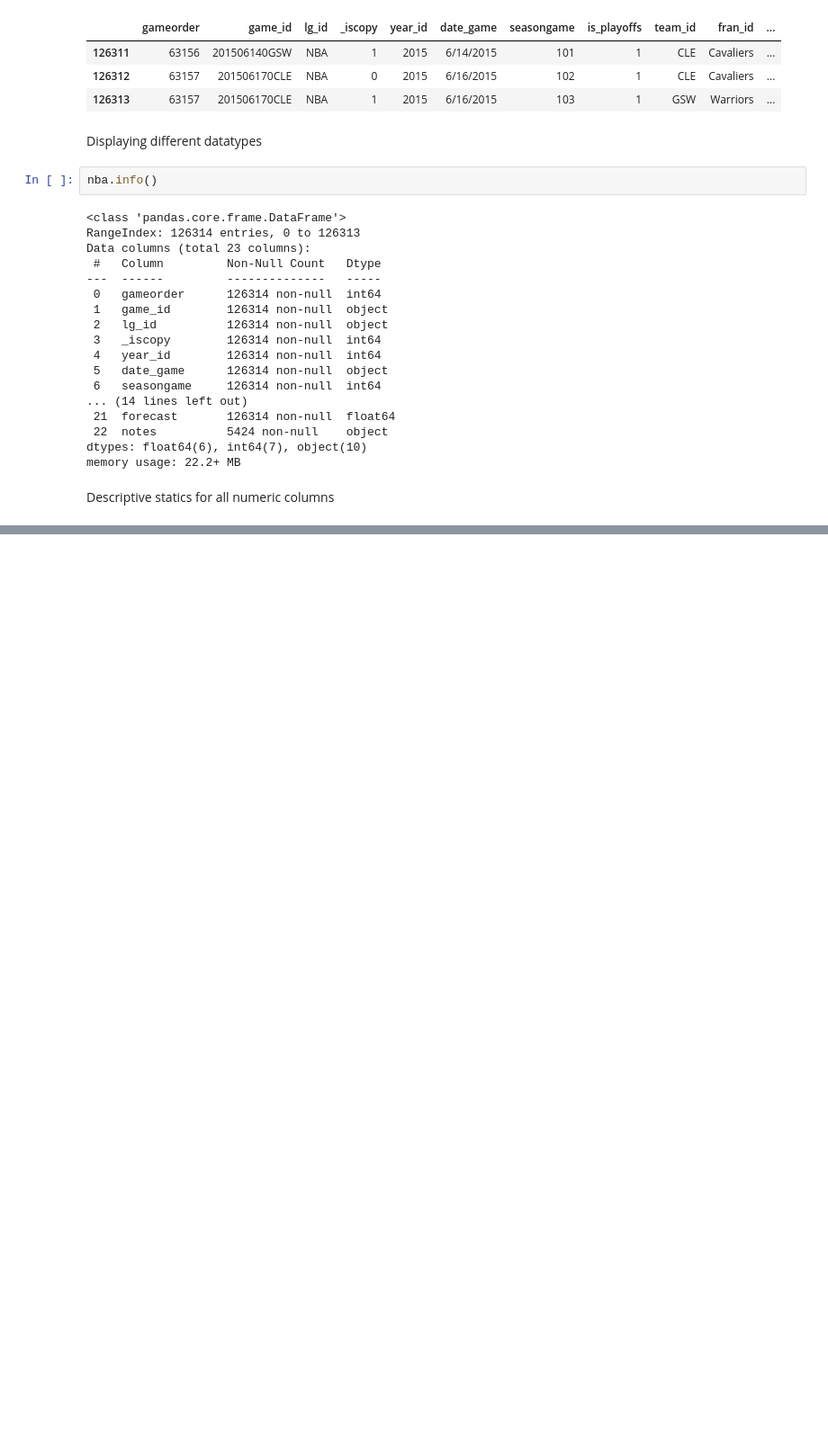
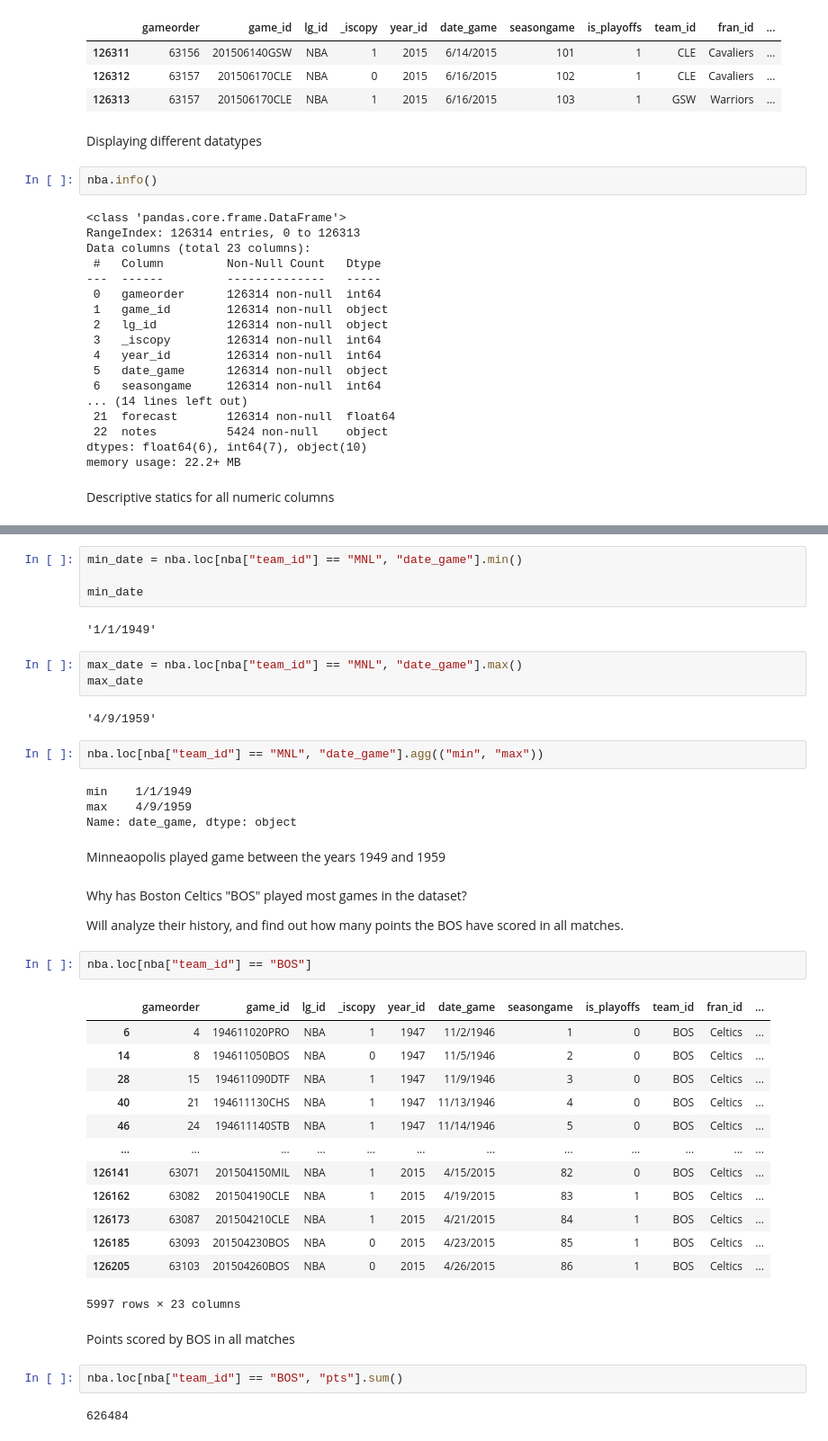
Before and after one commit to ricomwas/PandaswithPython, a Jupyter notebook: pandas_project.ipynb, the cells around one changed output, grey strips where cells are left out. Shown at 90% size. Cells and saved outputs as stored; diff of their text form; blank space fills up the shorter version.

Commit message:
exploring the dataset using value-counts(), min(),max() and sum()

```diff
--- a/pandas_project.ipynb
+++ b/pandas_project.ipynb
@@ -101,0 +152,45 @@ nba.describe(include = np.object)
+# %%
+min_date = nba.loc[nba["team_id"] == "MNL", "date_game"].min()
+
+min_date
+# %% [output]
+'1/1/1949'
+# %%
+max_date = nba.loc[nba["team_id"] == "MNL", "date_game"].max()
+max_date
+# %% [output]
+'4/9/1959'
+# %%
+nba.loc[nba["team_id"] == "MNL", "date_game"].agg(("min", "max"))
+# %% [output]
+min    1/1/1949
+max    4/9/1959
+Name: date_game, dtype: object
+# %% [markdown]
+Minneaopolis played game between the years 1949 and 1959
+# %% [markdown]
+Why has Boston Celtics "BOS" played most games in the dataset?
+
+Will analyze their history, and find out how many points the BOS have scored in all matches.
+# %%
+nba.loc[nba["team_id"] == "BOS"]
+# %% [output]
+|  | gameorder | game_id | lg_id | _iscopy | year_id | date_game | seasongame | is_playoffs | team_id | fran_id | ... |
+| 6 | 4 | 194611020PRO | NBA | 1 | 1947 | 11/2/1946 | 1 | 0 | BOS | Celtics | ... |
+| 14 | 8 | 194611050BOS | NBA | 0 | 1947 | 11/5/1946 | 2 | 0 | BOS | Celtics | ... |
+| 28 | 15 | 194611090DTF | NBA | 1 | 1947 | 11/9/1946 | 3 | 0 | BOS | Celtics | ... |
+| 40 | 21 | 194611130CHS | NBA | 1 | 1947 | 11/13/1946 | 4 | 0 | BOS | Celtics | ... |
+| 46 | 24 | 194611140STB | NBA | 1 | 1947 | 11/14/1946 | 5 | 0 | BOS | Celtics | ... |
+| ... | ... | ... | ... | ... | ... | ... | ... | ... | ... | ... | ... |
+| 126141 | 63071 | 201504150MIL | NBA | 1 | 2015 | 4/15/2015 | 82 | 0 | BOS | Celtics | ... |
+| 126162 | 63082 | 201504190CLE | NBA | 1 | 2015 | 4/19/2015 | 83 | 1 | BOS | Celtics | ... |
+| 126173 | 63087 | 201504210CLE | NBA | 1 | 2015 | 4/21/2015 | 84 | 1 | BOS | Celtics | ... |
+| 126185 | 63093 | 201504230BOS | NBA | 0 | 2015 | 4/23/2015 | 85 | 1 | BOS | Celtics | ... |
+| 126205 | 63103 | 201504260BOS | NBA | 0 | 2015 | 4/26/2015 | 86 | 1 | BOS | Celtics | ... |
+5997 rows × 23 columns
+# %% [markdown]
+Points scored by BOS in all matches
+# %%
+nba.loc[nba["team_id"] == "BOS", "pts"].sum()
+# %% [output]
+626484
```
Also changed, not shown: parts of 9 cells of this notebook.
